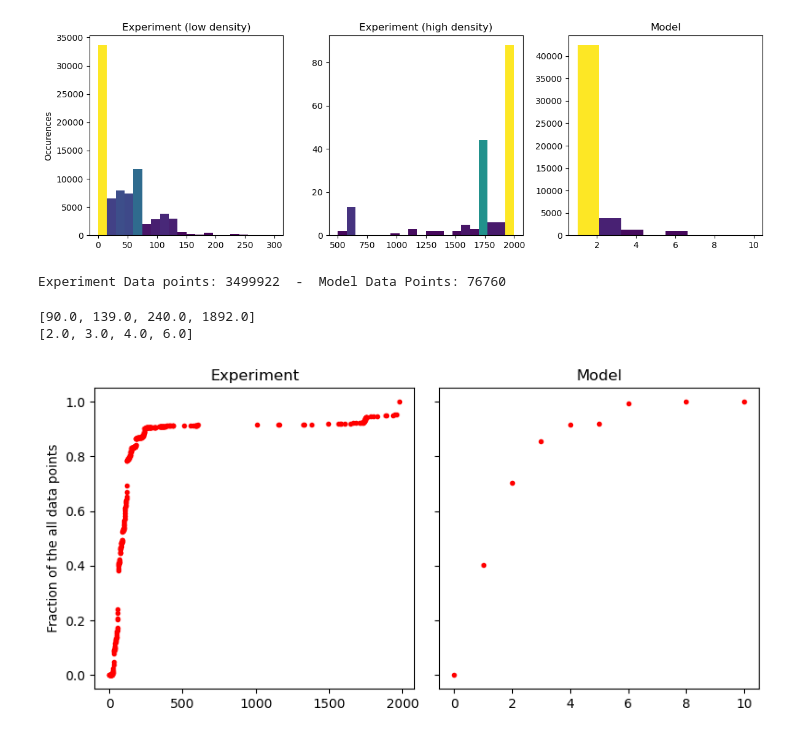
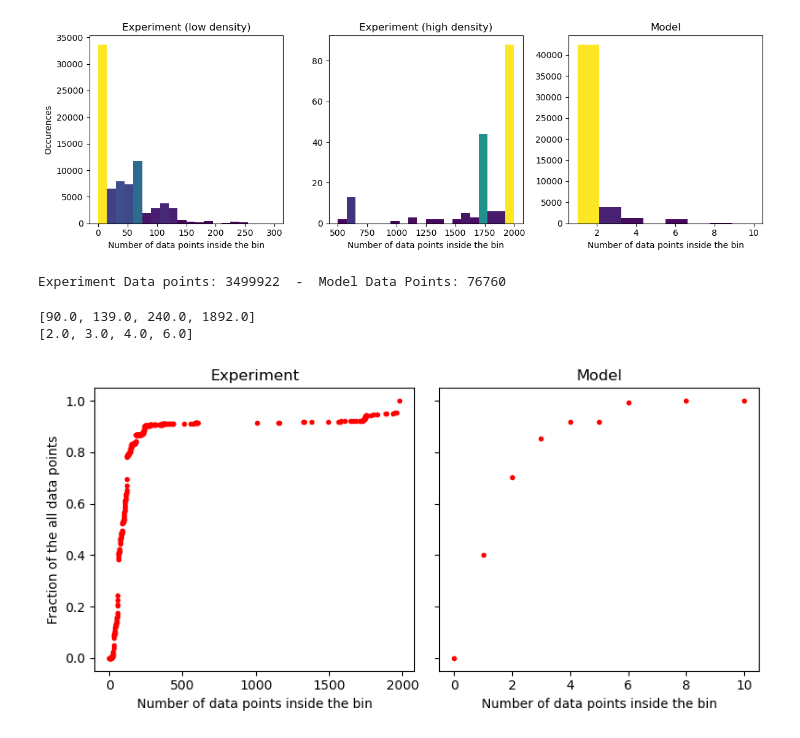
Before and after one commit to remy-guillermin/WACCM-Analysis, a Jupyter notebook: Scripts/Data-Analysis/Data_points.ipynb, the cells around one changed output. Drawn from its saved outputs; the diff is of its cells as text; code cells hidden in the pictures.

```diff
--- a/Scripts/Data-Analysis/Data_points.ipynb
+++ b/Scripts/Data-Analysis/Data_points.ipynb
@@ -41,34 +41,37 @@ fracs = N / N.max()
 norm = colors.Normalize(fracs.min(), fracs.max())
 for thisfrac, thispatch in zip(fracs, patches):
     color = plt.cm.viridis(norm(thisfrac))
     thispatch.set_facecolor(color)
 
 N, bins, patches = axs[1].hist(exp_data_points, bins=bins3)
 fracs = N / N.max()
 norm = colors.Normalize(fracs.min(), fracs.max())
 for thisfrac, thispatch in zip(fracs, patches):
     color = plt.cm.viridis(norm(thisfrac))
     thispatch.set_facecolor(color)
 
 N, bins, patches = axs[2].hist(model_data_points,  bins=bins2)
 fracs = N / N.max()
 norm = colors.Normalize(fracs.min(), fracs.max())
 for thisfrac, thispatch in zip(fracs, patches):
     color = plt.cm.viridis(norm(thisfrac))
     thispatch.set_facecolor(color)
 
 axs[0].set_title('Experiment (low density)')
 axs[0].set_ylabel('Occurences')
+axs[0].set_xlabel('Number of data points inside the bin')
 axs[1].set_title('Experiment (high density)')
+axs[1].set_xlabel('Number of data points inside the bin')
 axs[2].set_title('Model')
+axs[2].set_xlabel('Number of data points inside the bin')
 
 
 plt.tight_layout()
 #fig.suptitle('Data point repartition - 10 km-1 hour bin')
 plt.savefig(f'../../Output/Figures/{type}/Data-Point-Repartition.png')
 plt.show()
 # %% [output]
-[figure, old version]
+[figure, new version]
 # %%
 print(f'Experiment Data points: {int(sum(exp_data_points))}  -  Model Data Points: {int(sum(model_data_points))}')
 
@@ -88,20 +91,22 @@ Experiment Data points: 3499922  -  Model Data Points: 76760
 # %%
 fig, axs = plt.subplots(1, 2, figsize=(8, 4), sharey=True)
 
-def find_percent(values, sum, percents):
+def find_density_percent(values, sum, percents):
     percents_return = []
     for percent in percents:
         percents_return.append(values[np.array(sum) > percent/100][0])
     return percents_return
 
-print(find_percent(unique_exp_dp, exp_dp_sum, [50,80,90,95]))
-print(find_percent(unique_model_dp, model_dp_sum, [50,80,90,95]))
+print(find_density_percent(unique_exp_dp, exp_dp_sum, [50,80,90,95]))
+print(find_density_percent(unique_model_dp, model_dp_sum, [50,80,90,95]))
 
 
 axs[0].scatter(unique_exp_dp, exp_dp_sum,c='red', marker='.')
 axs[0].set_ylabel('Fraction of the all data points')
+axs[0].set_xlabel('Number of data points inside the bin')
 axs[0].set_title('Experiment')
 axs[1].scatter(unique_model_dp,model_dp_sum, label='Raw Data', c='red', marker='.')
+axs[1].set_xlabel('Number of data points inside the bin')
 axs[1].set_title('Model')
 
 plt.tight_layout()
@@ -110,4 +115,4 @@ plt.show()
 # %% [output]
 [90.0, 139.0, 240.0, 1892.0]
 [2.0, 3.0, 4.0, 6.0]
-[figure, old version]
+[figure, new version]
```
Also changed, not shown: parts of 5 cells of this notebook, 8 other files.
